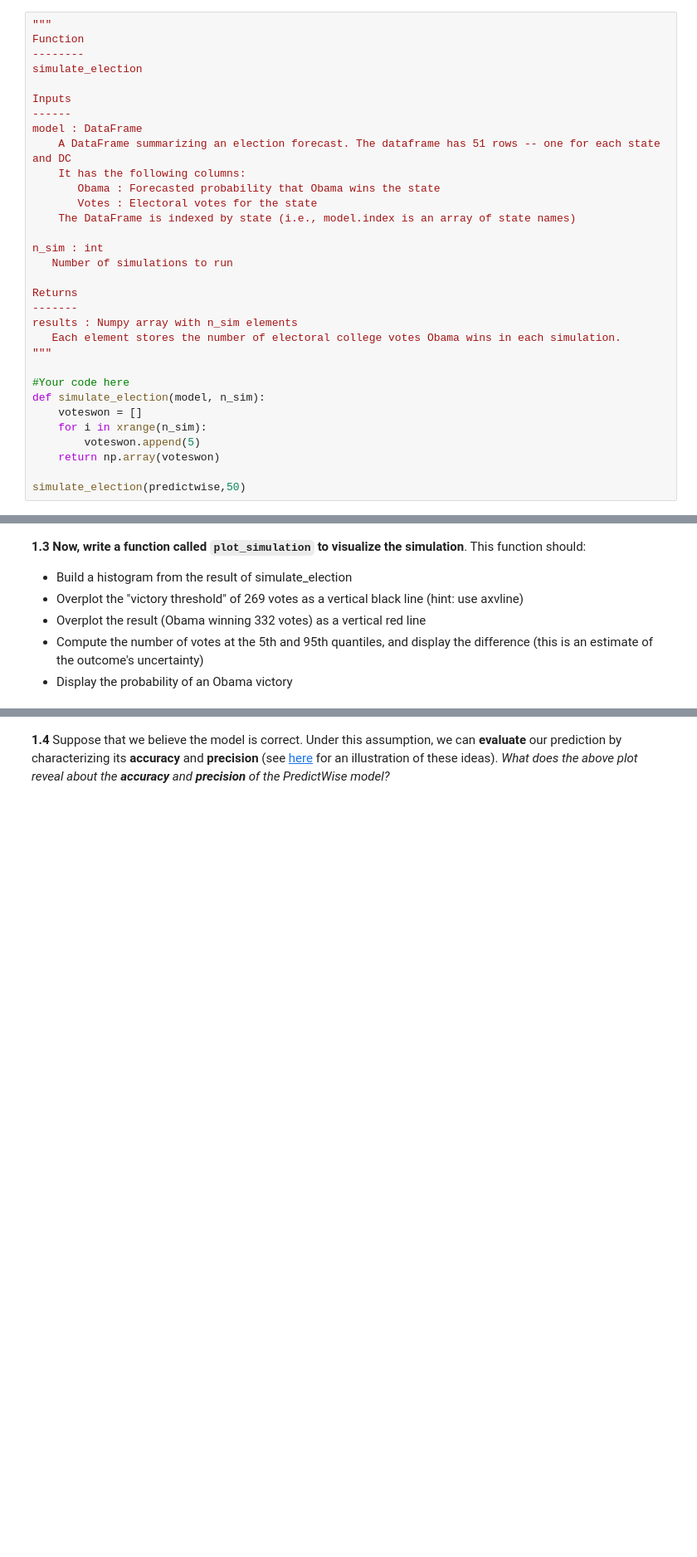
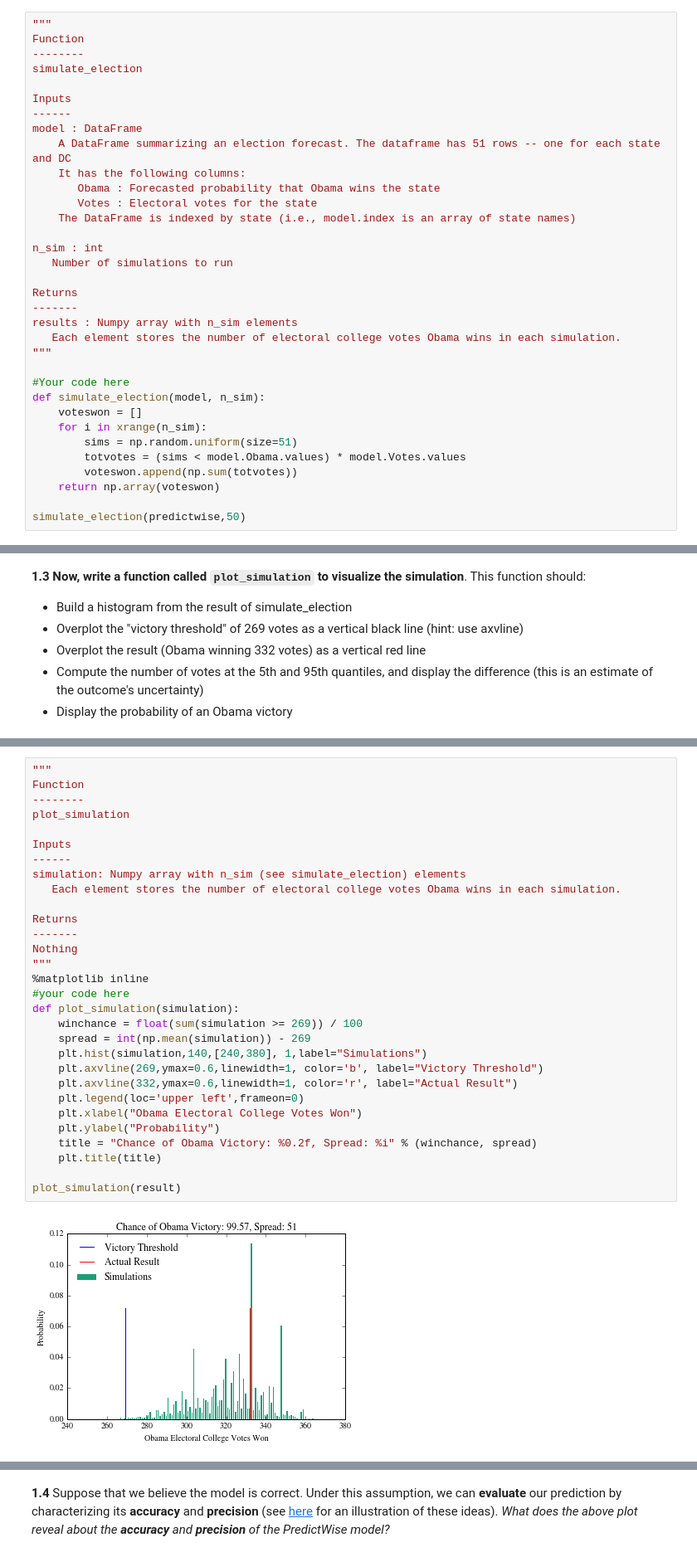
Before and after one commit to pbubar/2015, a Jupyter notebook: HW2.ipynb, the cells around one changed output, grey strips where cells are left out. Shown: that part at 83% size. Cells and saved outputs as stored; diff of their text form; blank space fills up the shorter version.

```diff
--- a/HW2.ipynb
+++ b/HW2.ipynb
@@ -336,7 +336,9 @@ results : Numpy array with n_sim elements
 def simulate_election(model, n_sim):
     voteswon = []
     for i in xrange(n_sim):
-        voteswon.append(5)
+        sims = np.random.uniform(size=51)
+        totvotes = (sims < model.Obama.values) * model.Votes.values
+        voteswon.append(np.sum(totvotes))
     return np.array(voteswon)
 
 simulate_election(predictwise,50)
@@ -379,3 +370,35 @@ Nothing
+# %%
+"""
+Function
+--------
+plot_simulation
+
+Inputs
+------
+simulation: Numpy array with n_sim (see simulate_election) elements
+   Each element stores the number of electoral college votes Obama wins in each simulation.
+
+Returns
+-------
+Nothing
+"""
+%matplotlib inline
+#your code here
+def plot_simulation(simulation):
+    winchance = float(sum(simulation >= 269)) / 100
+    spread = int(np.mean(simulation)) - 269
+    plt.hist(simulation,140,[240,380], 1,label="Simulations")
+    plt.axvline(269,ymax=0.6,linewidth=1, color='b', label="Victory Threshold")
+    plt.axvline(332,ymax=0.6,linewidth=1, color='r', label="Actual Result")
+    plt.legend(loc='upper left',frameon=0)
+    plt.xlabel("Obama Electoral College Votes Won")
+    plt.ylabel("Probability")
+    title = "Chance of Obama Victory: %0.2f, Spread: %i" % (winchance, spread)
+    plt.title(title)
+
+plot_simulation(result)
+# %% [output]
+[figure, added]
 # %% [markdown]
 Lets plot the result of the Predictwise simulation. Your plot should look something like this:
 
```
Also changed, not shown: parts of 9 cells of this notebook.
